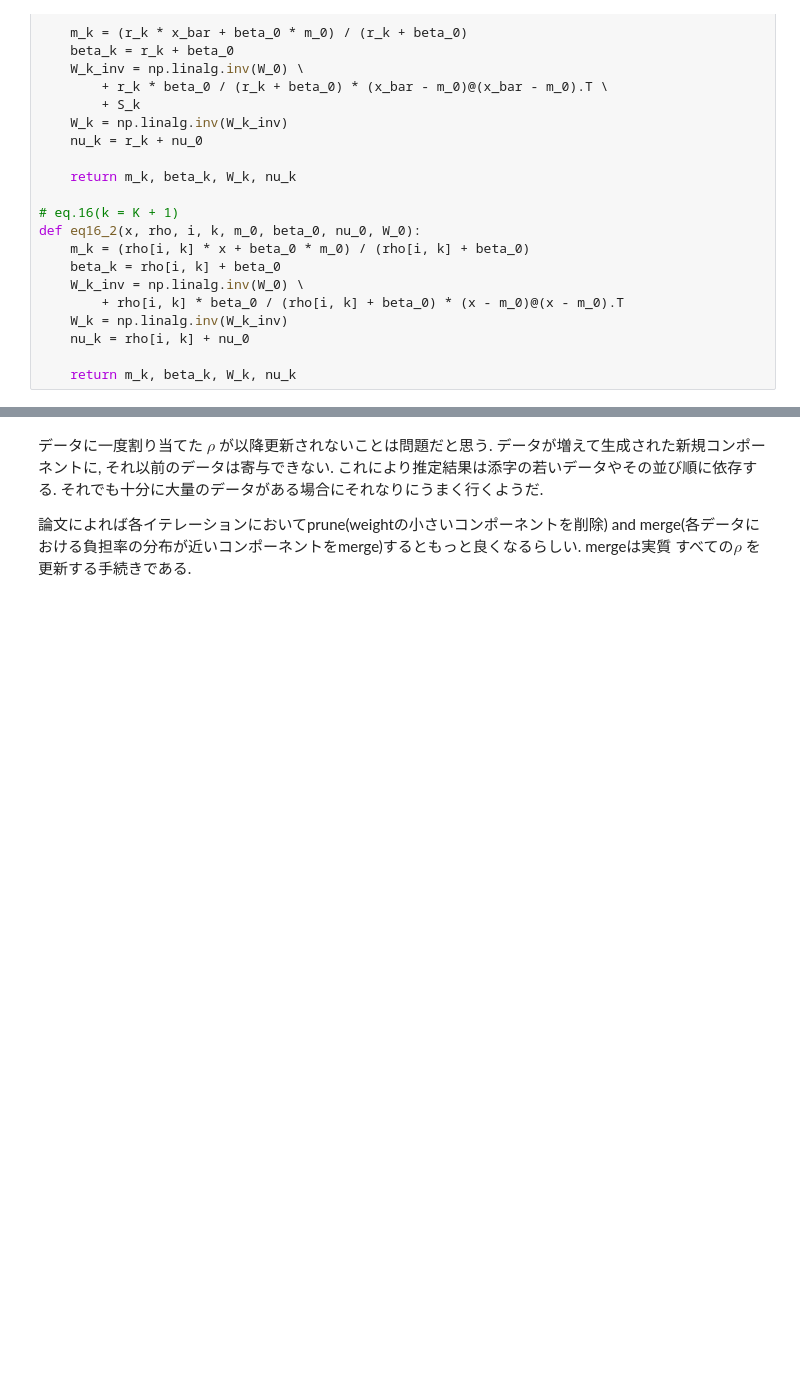
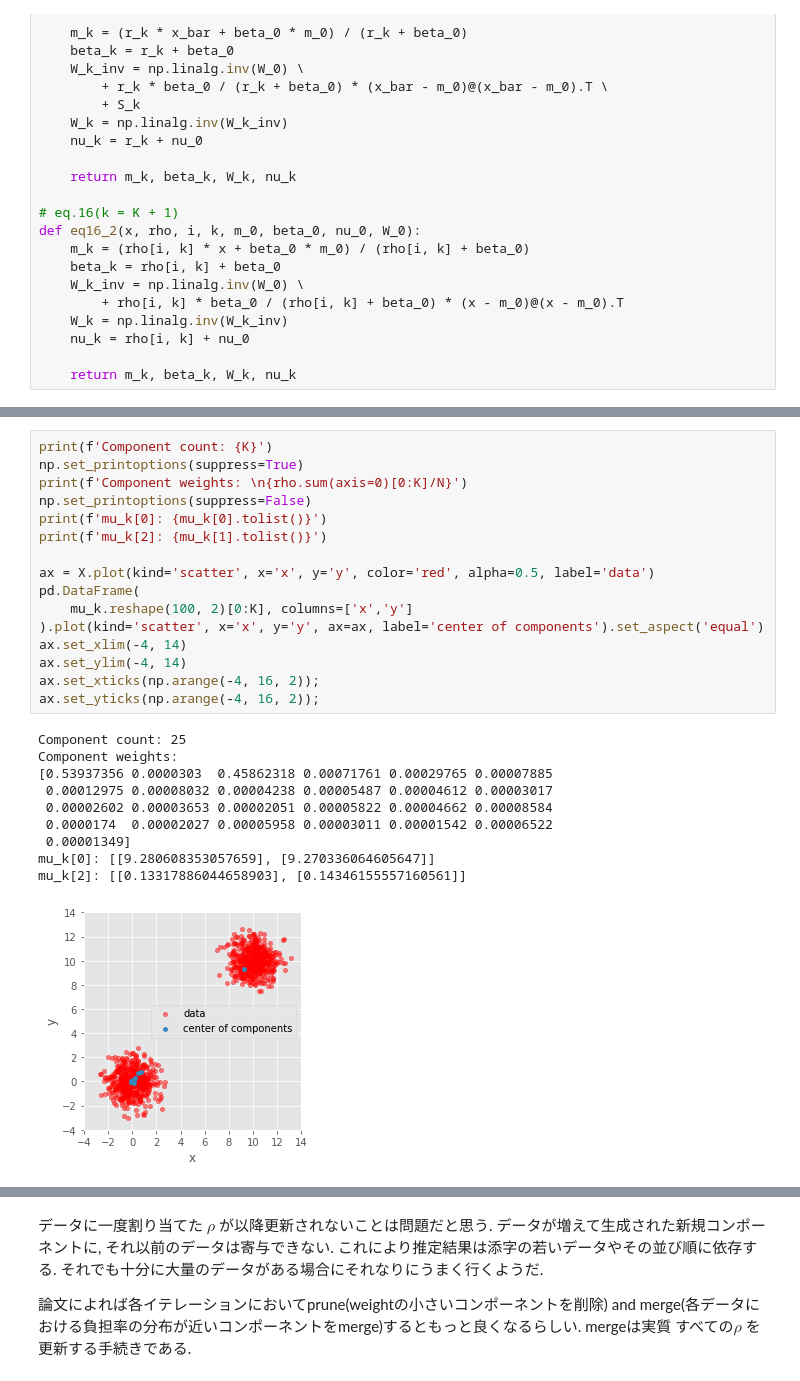
Before and after one commit to kazufusa/til, a Jupyter notebook: 20180826_Lin_2013/readme.ipynb, the cells around one changed output, grey strips where cells are left out. Saved outputs shown, nothing was run; the diff lists cells and outputs as text; blank space fills up the shorter version.

```diff
--- a/20180826_Lin_2013/readme.ipynb
+++ b/20180826_Lin_2013/readme.ipynb
@@ -529,0 +456,27 @@ pd.DataFrame(x[:, 0].reshape(1, D), columns=['x', 'y']) \
+# %%
+print(f'Component count: {K}')
+np.set_printoptions(suppress=True)
+print(f'Component weights: \n{rho.sum(axis=0)[0:K]/N}')
+np.set_printoptions(suppress=False)
+print(f'mu_k[0]: {mu_k[0].tolist()}')
+print(f'mu_k[2]: {mu_k[1].tolist()}')
+
+ax = X.plot(kind='scatter', x='x', y='y', color='red', alpha=0.5, label='data')
+pd.DataFrame(
+    mu_k.reshape(100, 2)[0:K], columns=['x','y']
+).plot(kind='scatter', x='x', y='y', ax=ax, label='center of components').set_aspect('equal')
+ax.set_xlim(-4, 14)
+ax.set_ylim(-4, 14)
+ax.set_xticks(np.arange(-4, 16, 2));
+ax.set_yticks(np.arange(-4, 16, 2));
+# %% [output]
+Component count: 25
+Component weights:
+[0.53937356 0.0000303  0.45862318 0.00071761 0.00029765 0.00007885
+ 0.00012975 0.00008032 0.00004238 0.00005487 0.00004612 0.00003017
+ 0.00002602 0.00003653 0.00002051 0.00005822 0.00004662 0.00008584
+ 0.0000174  0.00002027 0.00005958 0.00003011 0.00001542 0.00006522
+ 0.00001349]
+mu_k[0]: [[9.280608353057659], [9.270336064605647]]
+mu_k[2]: [[0.13317886044658903], [0.14346155557160561]]
+[figure, added]
```
Also changed, not shown: parts of 50 cells of this notebook, 1 other file.
